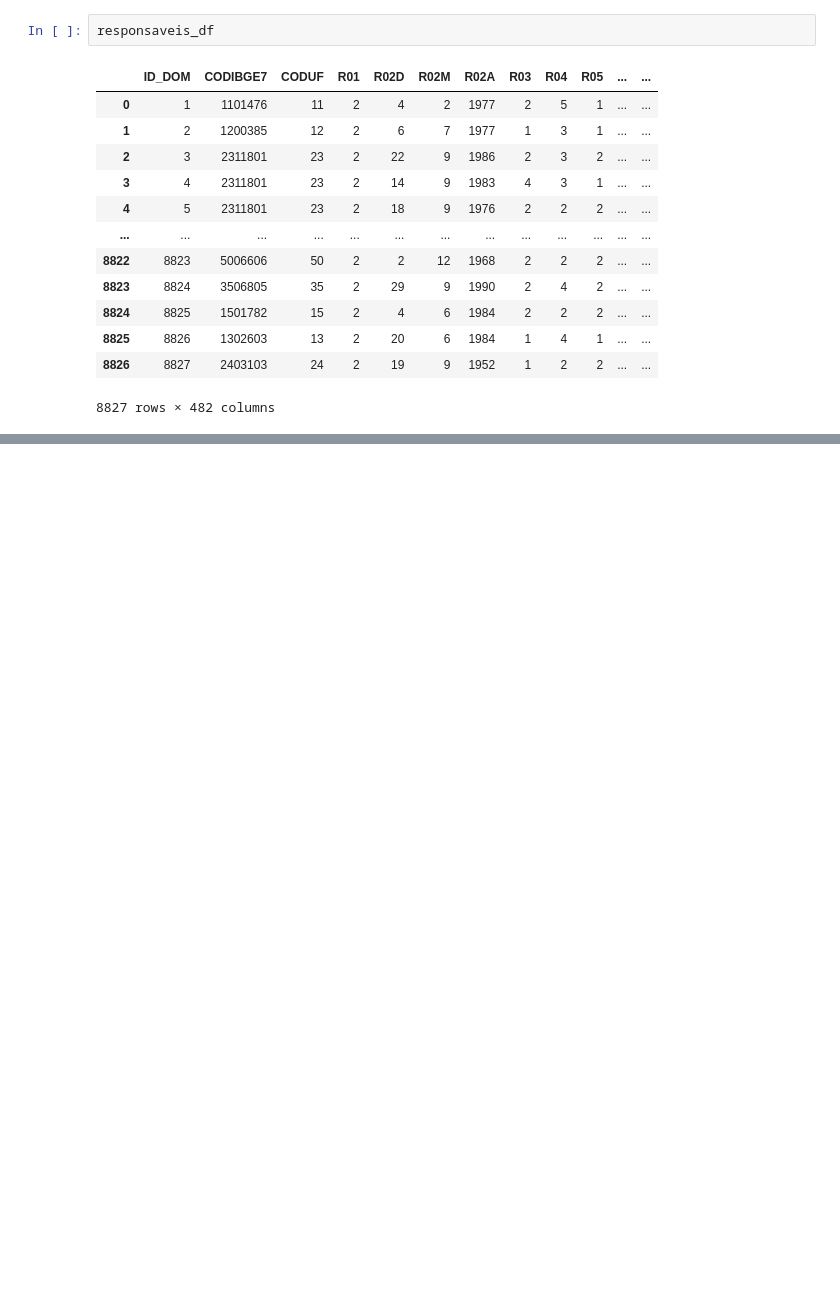
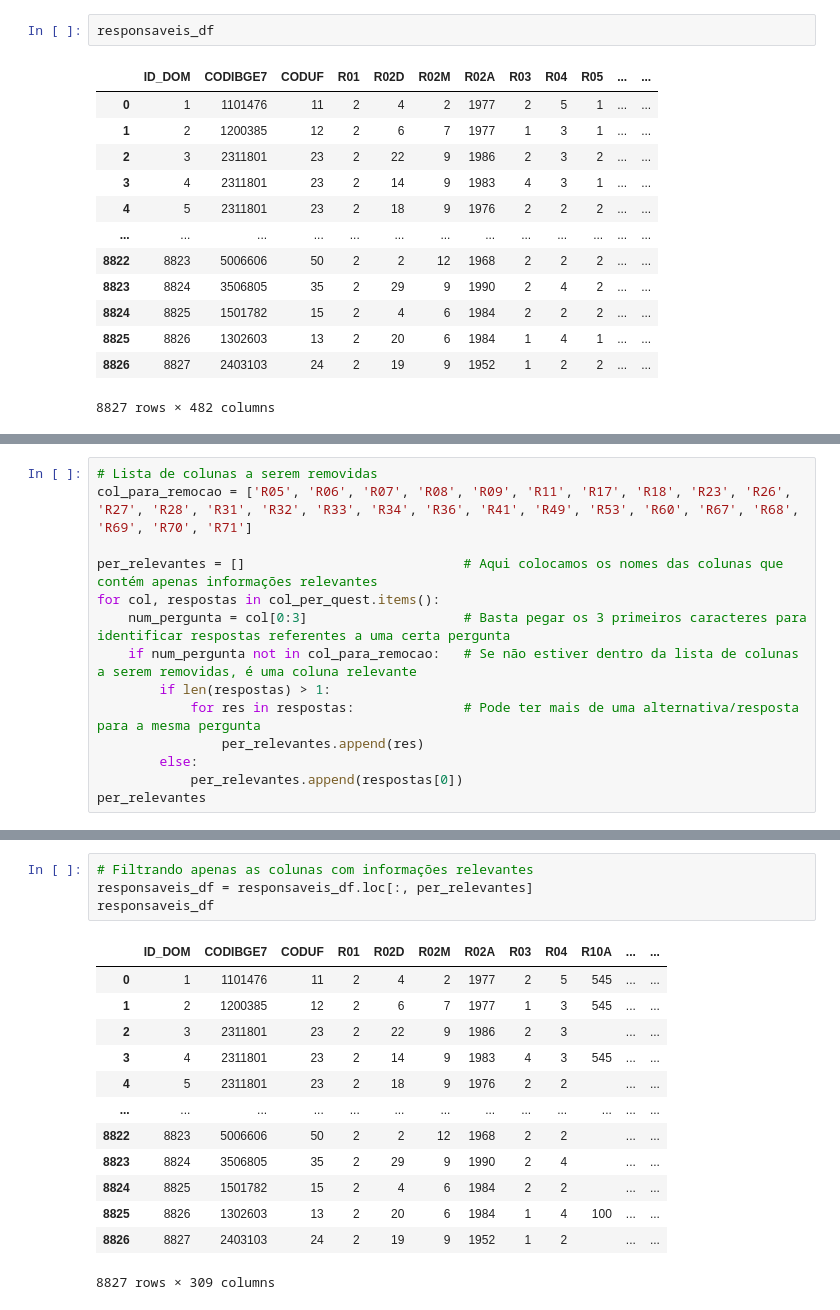
Before and after one commit to insper-classroom/23-1a-cd-p2-anderson_samuel_vinicius, a Jupyter notebook: Relatório.ipynb, the cells around one changed output, grey strips where cells are left out. Cells and saved outputs as stored; diff of their text form; blank space fills up the shorter version.

Commit message:
Selecionando colunas com conteudo relevante para analise

```diff
--- a/Relatório.ipynb
+++ b/Relatório.ipynb
@@ -160,0 +166,14 @@ responsaveis_df
+# %%
+# Lista de colunas a serem removidas
+col_para_remocao = ['R05', 'R06', 'R07', 'R08', 'R09', 'R11', 'R17', 'R18', 'R23', 'R26', 'R27', 'R28', 'R31', 'R32', 'R33', 'R34', 'R36', 'R41', 'R49', 'R53', 'R60', 'R67', 'R68', 'R69', 'R70', 'R71']
+
+per_relevantes = []                            # Aqui colocamos os nomes das colunas que contém apenas informações relevantes
+for col, respostas in col_per_quest.items():
+    num_pergunta = col[0:3]                    # Basta pegar os 3 primeiros caracteres para identificar respostas referentes a uma certa pergunta
+    if num_pergunta not in col_para_remocao:   # Se não estiver dentro da lista de colunas a serem removidas, é uma coluna relevante
+        if len(respostas) > 1:
+            for res in respostas:              # Pode ter mais de uma alternativa/resposta para a mesma pergunta
+                per_relevantes.append(res)
+        else:
+            per_relevantes.append(respostas[0])
+per_relevantes
@@ -160,0 +198,18 @@ responsaveis_df
+# %%
+# Filtrando apenas as colunas com informações relevantes
+responsaveis_df = responsaveis_df.loc[:, per_relevantes]
+responsaveis_df
+# %% [output]
+|  | ID_DOM | CODIBGE7 | CODUF | R01 | R02D | R02M | R02A | R03 | R04 | R10A | ... | ... |
+| 0 | 1 | 1101476 | 11 | 2 | 4 | 2 | 1977 | 2 | 5 | 545 | ... | ... |
+| 1 | 2 | 1200385 | 12 | 2 | 6 | 7 | 1977 | 1 | 3 | 545 | ... | ... |
+| 2 | 3 | 2311801 | 23 | 2 | 22 | 9 | 1986 | 2 | 3 |  | ... | ... |
+| 3 | 4 | 2311801 | 23 | 2 | 14 | 9 | 1983 | 4 | 3 | 545 | ... | ... |
+| 4 | 5 | 2311801 | 23 | 2 | 18 | 9 | 1976 | 2 | 2 |  | ... | ... |
+| ... | ... | ... | ... | ... | ... | ... | ... | ... | ... | ... | ... | ... |
+| 8822 | 8823 | 5006606 | 50 | 2 | 2 | 12 | 1968 | 2 | 2 |  | ... | ... |
+| 8823 | 8824 | 3506805 | 35 | 2 | 29 | 9 | 1990 | 2 | 4 |  | ... | ... |
+| 8824 | 8825 | 1501782 | 15 | 2 | 4 | 6 | 1984 | 2 | 2 |  | ... | ... |
+| 8825 | 8826 | 1302603 | 13 | 2 | 20 | 6 | 1984 | 1 | 4 | 100 | ... | ... |
+| 8826 | 8827 | 2403103 | 24 | 2 | 19 | 9 | 1952 | 1 | 2 |  | ... | ... |
+8827 rows × 309 columns
```
Also changed, not shown: parts of 5 cells of this notebook.
